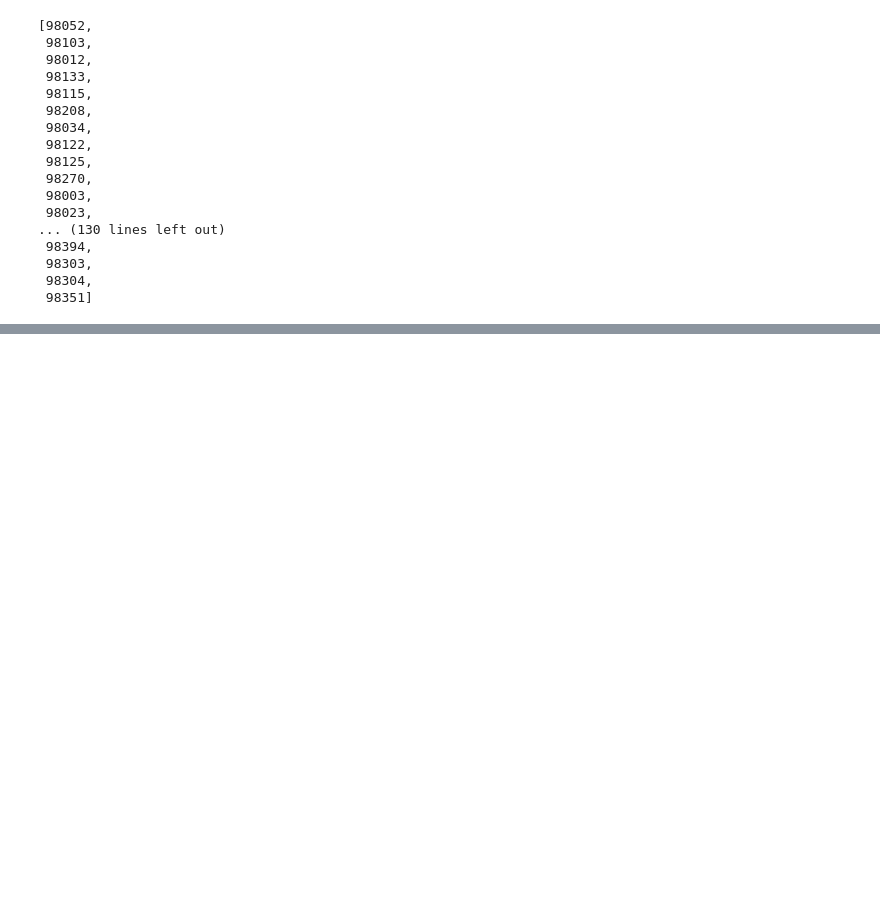
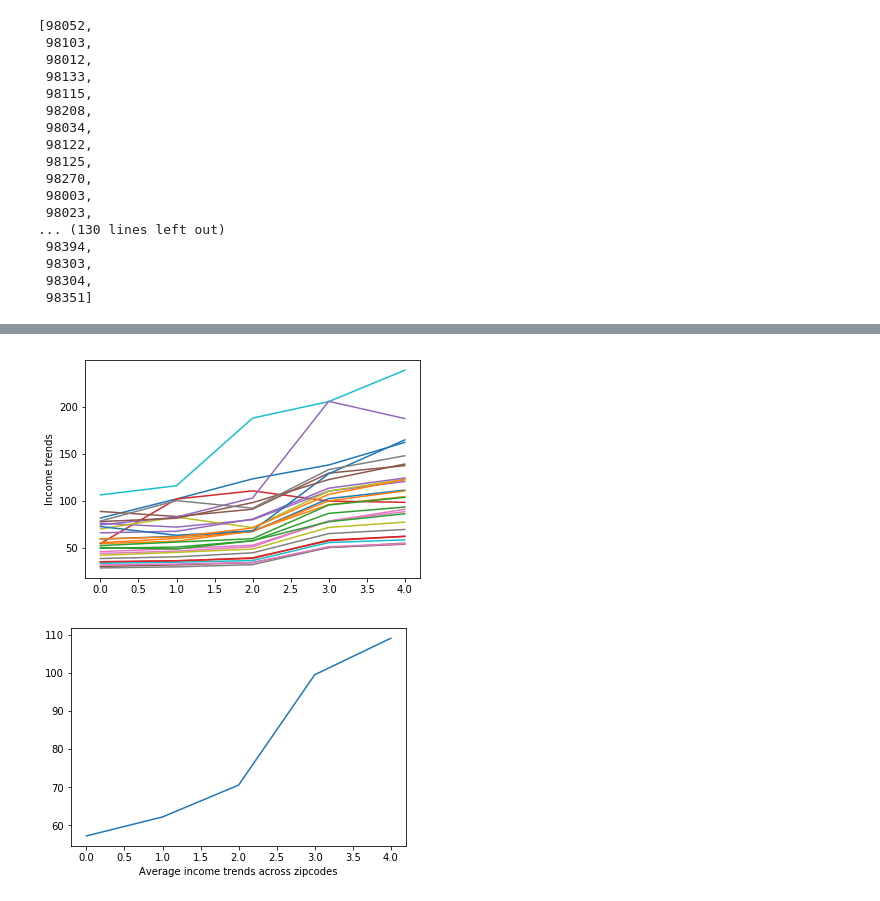
Before and after one commit to info370/project-dataseyance, a Jupyter notebook: Exploring Zillow Time Series.ipynb, the cells around one changed output, grey strips where cells are left out. Saved outputs shown, nothing was run; the diff lists cells and outputs as text; code cells hidden in the pictures; blank space fills up the shorter version.

```diff
--- a/Exploring Zillow Time Series.ipynb
+++ b/Exploring Zillow Time Series.ipynb
@@ -110,0 +118,45 @@ plt.show()
+# %%
+income_series_data = pd.read_csv("./income_time_series.csv")
+
+# Access one row.
+# income_series_data.loc[0]
+
+# Access one column
+# income_series_data["Unnamed: 0"]
+# %%
+income_zipcodes = income_series_data["Unnamed: 0"].values
+income_zipcodes
+
+income_years = ["2010", "2011", "2012", "2013", "2014", "2015"]
+x = np.arange(5)
+
+zipcode_to_income_dict = {}
+
+income_time_series = []
+average_income_time_series = np.array([0.0] * 5)
+for i in range(len(income_series_data)):
+
+    zipcode = int(income_series_data.loc[i]["Unnamed: 0"])
+
+    # Append income for all years for that row.
+    income_time_series.append(income_series_data.loc[i][income_years[0]])
+    income_time_series.append(income_series_data.loc[i][income_years[1]])
+    income_time_series.append(income_series_data.loc[i][income_years[2]])
+    income_time_series.append(income_series_data.loc[i][income_years[3]])
+    income_time_series.append(income_series_data.loc[i][income_years[4]])
+
+    zipcode_to_income_dict[zipcode] = income_time_series
+    average_income_time_series += income_time_series
+    plt.plot(x, income_time_series)
+    income_time_series = []
+
+plt.ylabel('Income trends')
+plt.show()
+
+average_income_time_series /= 28
+plt.plot(x, average_income_time_series)
+plt.xlabel("Average income trends across zipcodes")
+plt.show()
+# %% [output]
+[figure, added]
+[figure, added]
```
Also changed, not shown: parts of 4 cells of this notebook, 2 other files.
